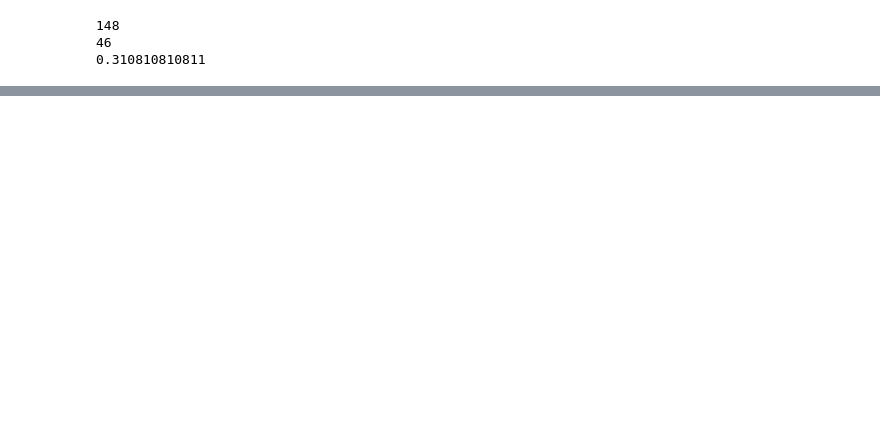
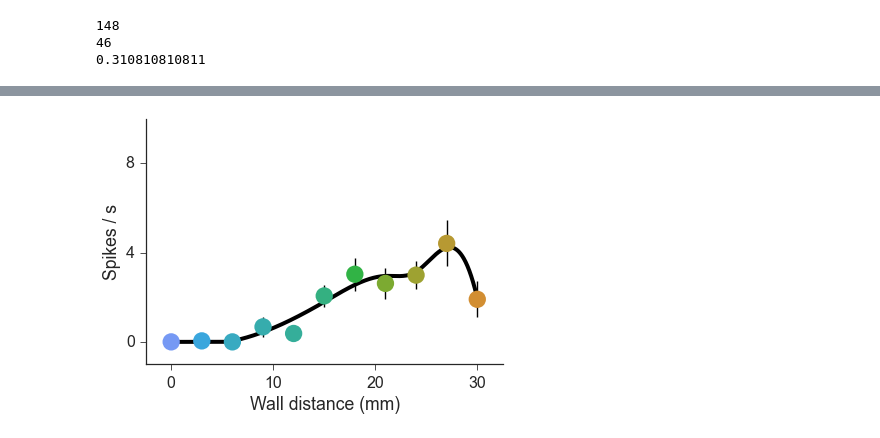
Before and after one commit to sofroniewn/tactile-coding, a Jupyter notebook: ephysTable.ipynb, the cells around one changed output, grey strips where cells are left out. Drawn from its saved outputs; the diff is of its cells as text; code cells hidden in the pictures; blank space fills up the shorter version.

```diff
--- a/ephysTable.ipynb
+++ b/ephysTable.ipynb
@@ -703,0 +779,12 @@ print sum(table.units.pValSpeed < .05).astype('float64')/len(table)
+# %%
+a = wA.kwargs['animal']
+u = int(wS.kwargs['source'])
+x = table.tuningSlow.columns.values[:11]
+y = table.tuningSlow.loc[a,u].values[:11]
+err = table.tuningSlowErr.loc[a,u].values[:11]
+tuning(x, y, err, smooth=smooth, ylabel='Spikes / s');
+plt.ylim([-1, 10])
+plt.yticks([0, 8, 4]);
+plt.savefig('SlowD.eps')
+# %% [output]
+[figure, added]
```
Also changed, not shown: parts of 19 cells of this notebook, 3 other files.
